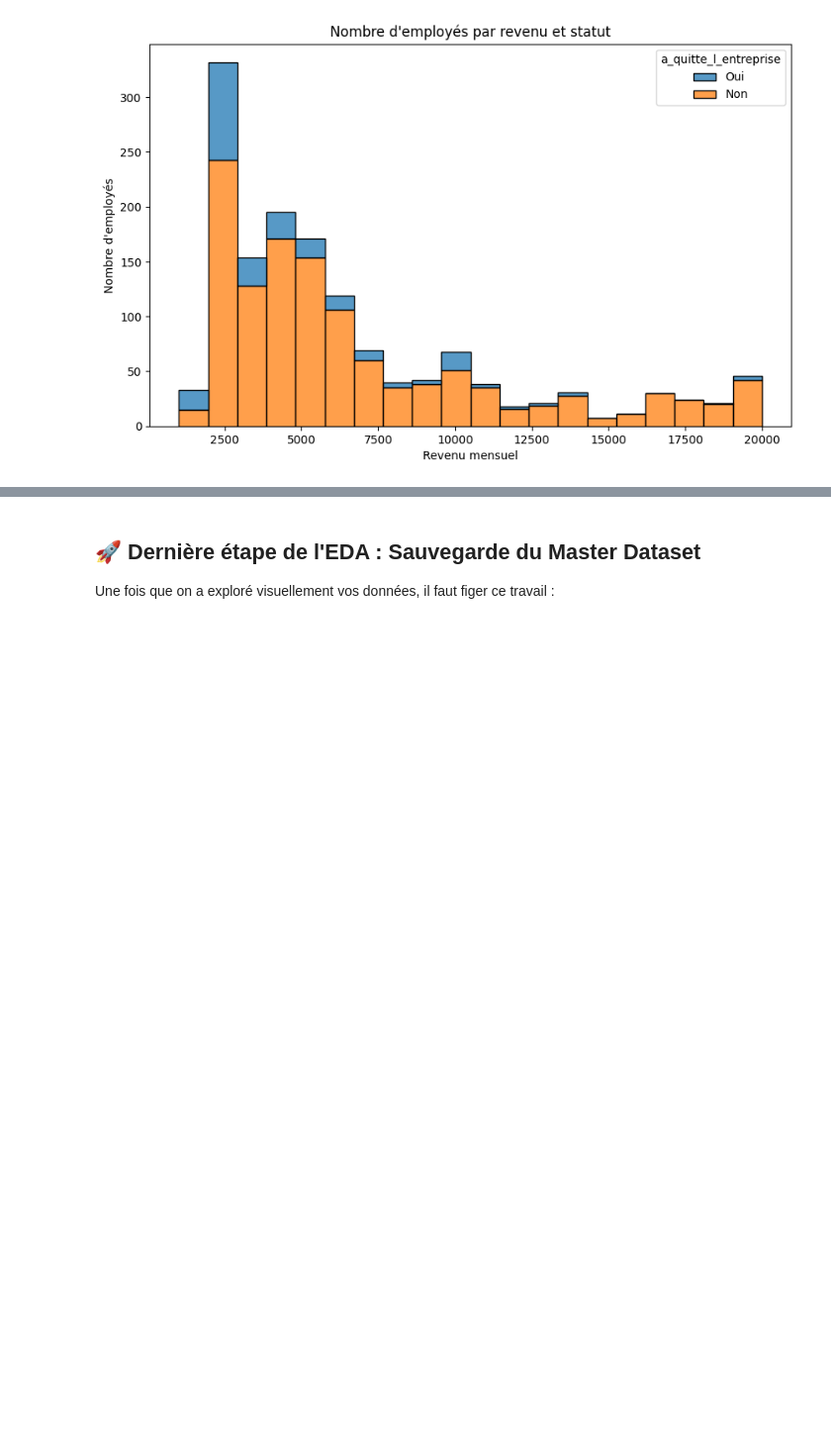
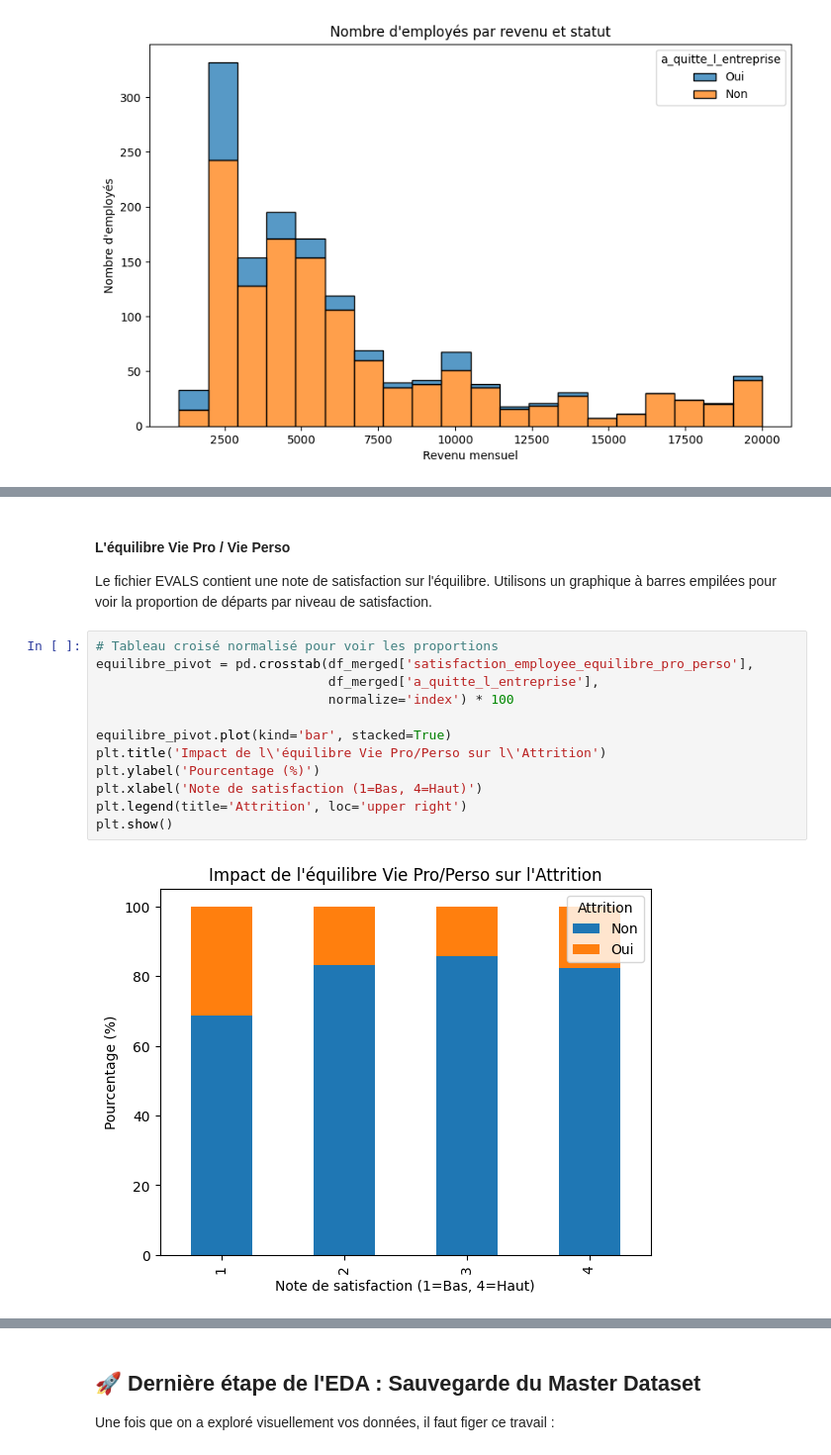
Before and after one commit to racemartin/m4_ocr, a Jupyter notebook: notebooks/01_RC_EDA_Nettoyage.ipynb, the cells around one changed output, grey strips where cells are left out. Shown at 99% size. Drawn from its saved outputs; the diff is of its cells as text; blank space fills up the shorter version.

```diff
--- a/notebooks/01_RC_EDA_Nettoyage.ipynb
+++ b/notebooks/01_RC_EDA_Nettoyage.ipynb
@@ -346,0 +446,18 @@ plt.show()
+# %% [markdown]
+#### L'équilibre Vie Pro / Vie Perso
+
+Le fichier EVALS contient une note de satisfaction sur l'équilibre. Utilisons un graphique à barres empilées pour voir la proportion de départs par niveau de satisfaction.
+# %%
+# Tableau croisé normalisé pour voir les proportions
+equilibre_pivot = pd.crosstab(df_merged['satisfaction_employee_equilibre_pro_perso'],
+                              df_merged['a_quitte_l_entreprise'],
+                              normalize='index') * 100
+
+equilibre_pivot.plot(kind='bar', stacked=True)
+plt.title('Impact de l\'équilibre Vie Pro/Perso sur l\'Attrition')
+plt.ylabel('Pourcentage (%)')
+plt.xlabel('Note de satisfaction (1=Bas, 4=Haut)')
+plt.legend(title='Attrition', loc='upper right')
+plt.show()
+# %% [output]
+[figure, added]
```
Also changed, not shown: parts of 17 cells of this notebook, 25 other files.
